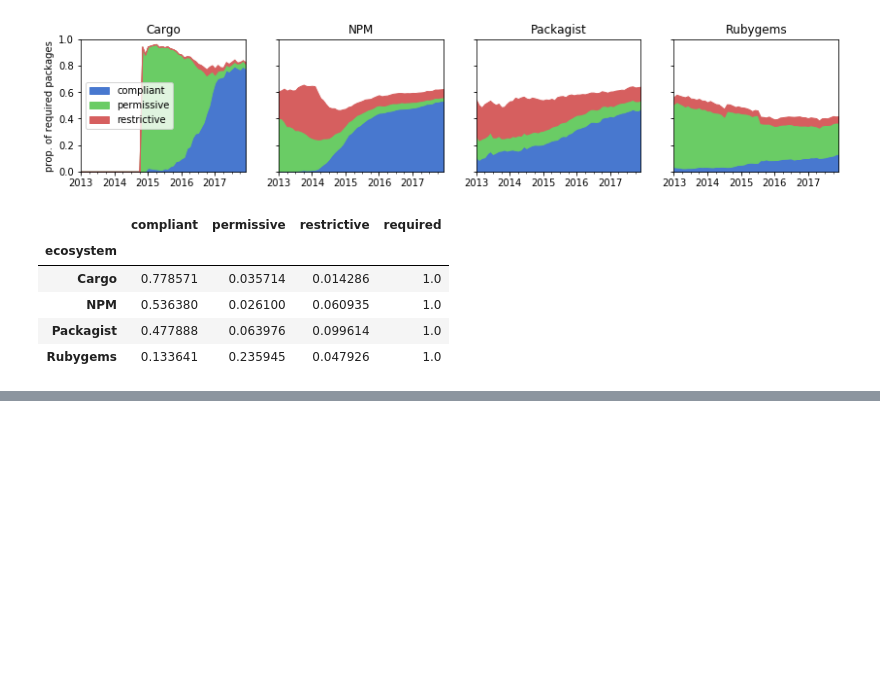
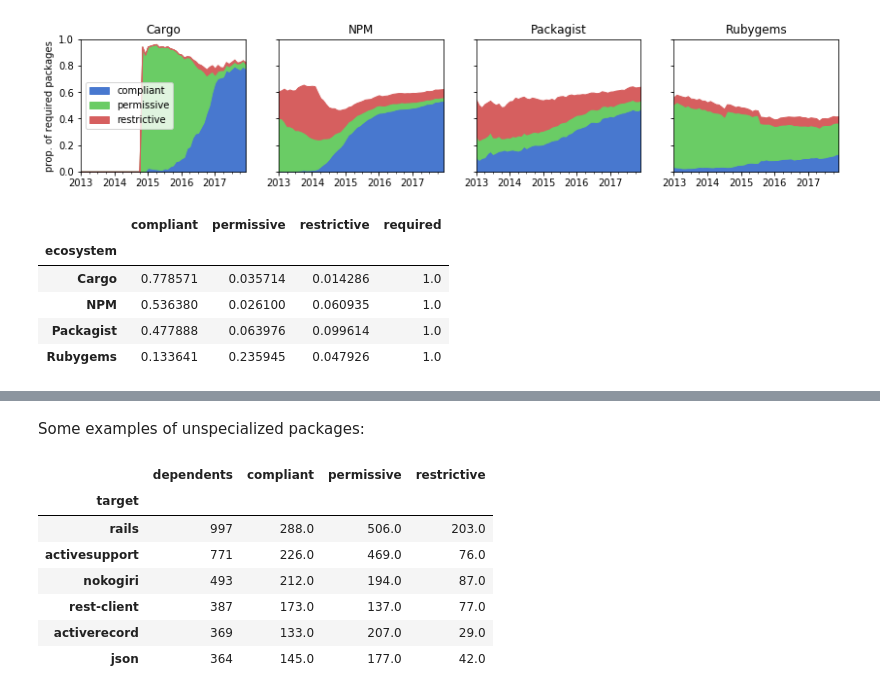
Before and after one commit to AlexandreDecan/secos-constraints, a Jupyter notebook: notebooks/Semver compliance.ipynb, the cells around one changed output, grey strips where cells are left out. Cells and saved outputs as stored; diff of their text form; code cells hidden in the pictures; blank space fills up the shorter version.

```diff
--- a/notebooks/Semver compliance.ipynb
+++ b/notebooks/Semver compliance.ipynb
@@ -1536,0 +1148,33 @@ ax.set(
+# %% [markdown]
+Some examples of unspecialized packages:
+# %%
+ecosystem = 'Rubygems'
+date = pandas.to_datetime('2017-12-31')
+
+(
+    df_dependencies[ecosystem]
+    [lambda d: ~d['dev']]
+    [lambda d: d['date'].between(date - pandas.Timedelta('365D'), date)]
+    .drop_duplicates(['package'], keep='last')
+    .assign(dependents=1)
+    .groupby('target', sort=False)
+    [['dependents', 'compliant', 'permissive', 'restrictive']]
+    .sum()
+    [lambda d: d['dependents'] >= min_required]
+    [
+        lambda d: (d['compliant'] < threshold * d['dependents'])
+        & (d['permissive'] < threshold * d['dependents'])
+        & (d['restrictive'] < threshold * d['dependents'])
+    ]
+    .sort_values('dependents', ascending=False)
+    .head(6)
+)
+# %% [output]
+|  | dependents | compliant | permissive | restrictive |
+| target |  |  |  |  |
+| rails | 997 | 288.0 | 506.0 | 203.0 |
+| activesupport | 771 | 226.0 | 469.0 | 76.0 |
+| nokogiri | 493 | 212.0 | 194.0 | 87.0 |
+| rest-client | 387 | 173.0 | 137.0 | 77.0 |
+| activerecord | 369 | 133.0 | 207.0 | 29.0 |
+| json | 364 | 145.0 | 177.0 | 42.0 |
```
Also changed, not shown: parts of 27 cells of this notebook, 1 other file.
